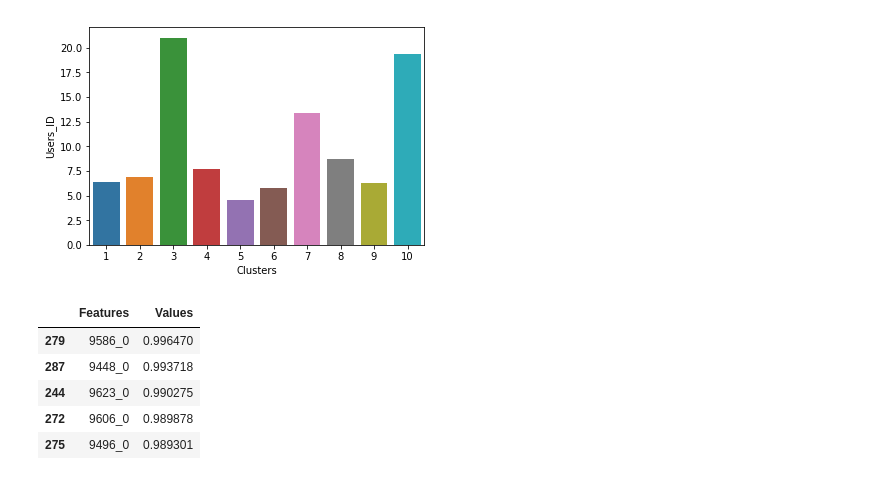
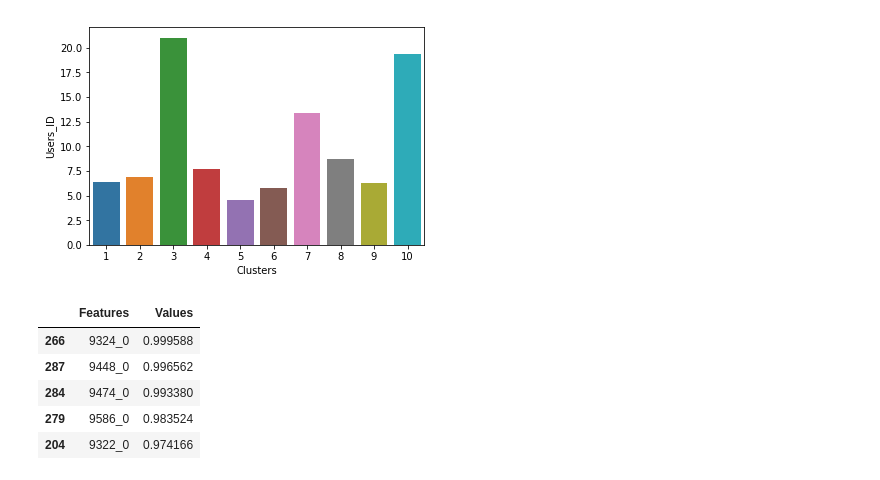
Before and after one commit to waficf/Kaggle_Competitions, a Jupyter notebook: my_say.ipynb, the cells around one changed output. Cells and saved outputs as stored; diff of their text form; code cells hidden in the pictures.

```diff
--- a/my_say.ipynb
+++ b/my_say.ipynb
@@ -185,15 +185,15 @@ plt.show()
 # %% [output]
 [figure]
 # %%
-overrepresented = pca.inverse_transform(kmeans.cluster_centers_[4])
+overrepresented = pca.inverse_transform(kmeans.cluster_centers_[9])
 over_map = pd.DataFrame()
 over_map['Features'] = encoded.columns
 over_map['Values'] = overrepresented
 over_map.sort_values('Values', ascending=False).head()
 # %% [output]
 |  | Features | Values |
-| 279 | 9586_0 | 0.996470 |
-| 287 | 9448_0 | 0.993718 |
-| 244 | 9623_0 | 0.990275 |
-| 272 | 9606_0 | 0.989878 |
-| 275 | 9496_0 | 0.989301 |
+| 266 | 9324_0 | 0.999588 |
+| 287 | 9448_0 | 0.996562 |
+| 284 | 9474_0 | 0.993380 |
+| 279 | 9586_0 | 0.983524 |
+| 204 | 9322_0 | 0.974166 |
```
Also changed, not shown: parts of 1 cell of this notebook, 4 other files.
